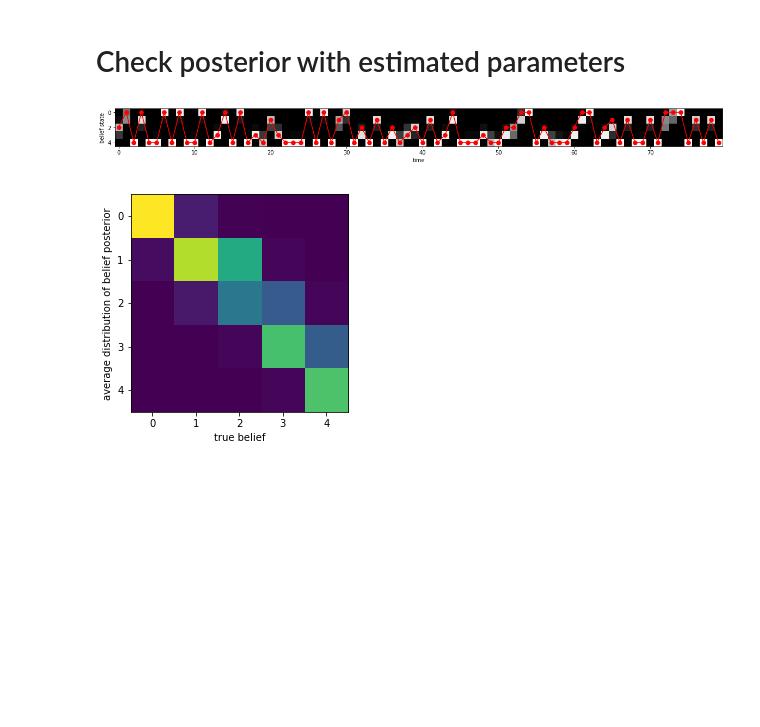
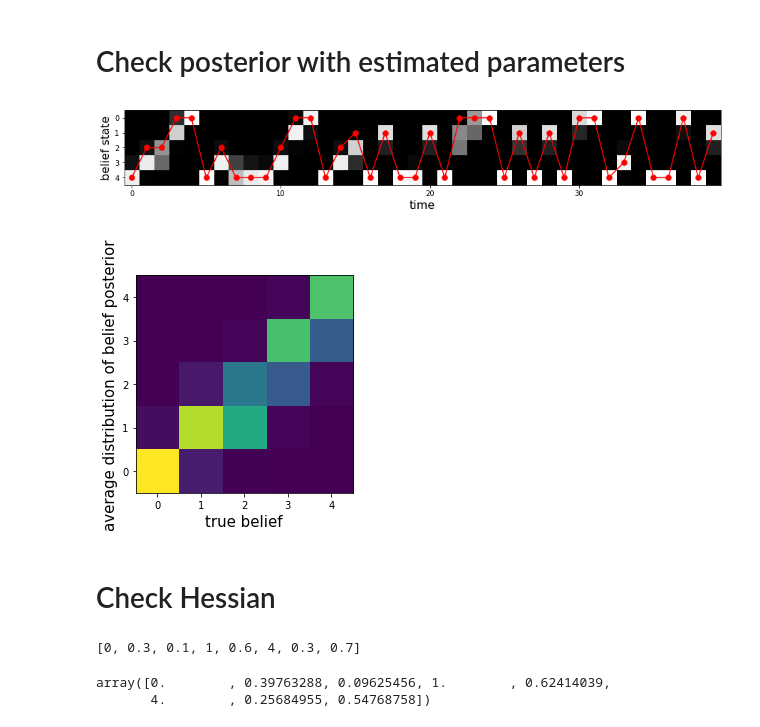
Before and after one commit to wenshuowang/inverse-POMDP, a Jupyter notebook: oneboxColor.ipynb, the cells around one changed output. Cells and saved outputs as stored; diff of their text form; code cells hidden in the pictures; blank space fills up the shorter version.

Commit message:
one box task with color

```diff
--- a/oneboxColor.ipynb
+++ b/oneboxColor.ipynb
@@ -489,16 +489,16 @@ while count_E < NN1:
     # Start the gradient descent from the old parameters
     parameters_new = np.copy(parameters_old)
     complete_likelihood_new = complete_likelihood_old
-    likelihood = complete_likelihood_new + latent_entropy
+    log_likelihood = complete_likelihood_new + latent_entropy
 
     para_new_traj[count_E].append(parameters_new)
     log_likelihoods_com_new[count_E].append(complete_likelihood_new)
-    log_likelihoods_new[count_E].append(likelihood)
+    log_likelihoods_new[count_E].append(log_likelihood)
 
     print('\n M-step ')
     print(parameters_new)
     print(complete_likelihood_new)
-    print(likelihood)
+    print(log_likelihood)
 
     while True:
         #print(np.array(oneboxColder.dQauxdpara_sim(obs, parameters_new)))
@@ -527,15 +527,15 @@ while count_E < NN1:
             parameters_new = np.copy(para_temp)
 
             complete_likelihood_new = complete_likelihood_new_temp
-            likelihood = complete_likelihood_new + latent_entropy
+            log_likelihood = complete_likelihood_new + latent_entropy
 
             para_new_traj[count_E].append(parameters_new)
             log_likelihoods_com_new[count_E].append(complete_likelihood_new)
-            log_likelihoods_new[count_E].append(likelihood)
+            log_likelihoods_new[count_E].append(log_likelihood)
 
             print(parameters_new)
             print(complete_likelihood_new)
-            print(likelihood)
+            print(log_likelihood)
 
             count_M += 1
         else:
@@ -695,37 +789,39 @@ para_test =  parameters_new
 # %%
 onebox_test = oneboxColMDPder(discount, nq, nr, na, para_test)
 ThA_test = onebox_test.ThA
 softpolicy_test = onebox_test.softpolicy
 TBo_test = onebox_test.Trans_hybrid_obs
 OE_TS_test = onebox_test.Obs_emis_trans
 pi = np.ones(nq) / nq
 oneHMM_test = HMMoneboxCol(ThA_test, softpolicy_test, TBo_test, OE_TS_test, pi, 3)
 
 alpha_test, scale_test = oneHMM_test.forward_scale(obs)
 beta_test = oneHMM_test.backward_scale(obs, scale_test)
 gamma_test = oneHMM_test.compute_gamma(alpha_test, beta_test)
 xi_test = oneHMM_test.compute_xi(alpha_test, beta_test, obs)
 #realxi_test = oneHMM_test.realxi(lat, obs)
-showT = 80
-fig, ax = plt.subplots(figsize= (20, 20))
-plt.imshow(np.flipud(gamma_test[:, 50:showT+50]), interpolation='Nearest', cmap='gray')
-plt.plot(nq - 1 - lat[50:showT+50], color = 'r',marker ='.', markersize = 15)
+showT = 40
+fig, ax = plt.subplots(figsize= (15, 15))
+plt.imshow(np.flipud(gamma_test[:, 100:showT+100]), interpolation='Nearest', cmap='gray')
+plt.plot(nq - 1 - lat[100:showT+100], color = 'r',marker ='.', markersize = 15)
 plt.xticks(np.arange(0, showT, 10))
-plt.xlabel('time')
-plt.ylabel('belief state')
+plt.xlabel('time', fontsize = 16)
+plt.ylabel('belief state', fontsize = 16)
 
 plt.show()
 # %% [output]
-[figure, old version]
+[figure, new version]
 # %%
 posterior_ave = np.zeros((nq, nq))
 for i in range(nq):
     ind = np.where(lat == i)[0]
     posterior_ave[:, i] = np.sum(gamma_test[:, ind], axis = 1)/np.size(ind)
 # %%
-plt.imshow(posterior_ave)
-plt.xlabel('true belief')
-plt.ylabel('average distribution of belief posterior')
+plt.imshow(posterior_ave, origin='lower')
+plt.xlabel('true belief', fontsize = 15)
+plt.ylabel('average distribution of belief posterior', fontsize = 15)
 plt.show()
 # %% [output]
-[figure, old version]
+[figure, new version]
+# %% [markdown]
+# Check Hessian
@@ -731,0 +830,9 @@ plt.show()
+# %%
+parameters
+# %% [output]
+[0, 0.3, 0.1, 1, 0.6, 4, 0.3, 0.7]
+# %%
+point[-1]
+# %% [output]
+array([0.        , 0.39763288, 0.09625456, 1.        , 0.62414039,
+       4.        , 0.25684955, 0.54768758])
```
Also changed, not shown: parts of 27 cells of this notebook, 2 other files.
